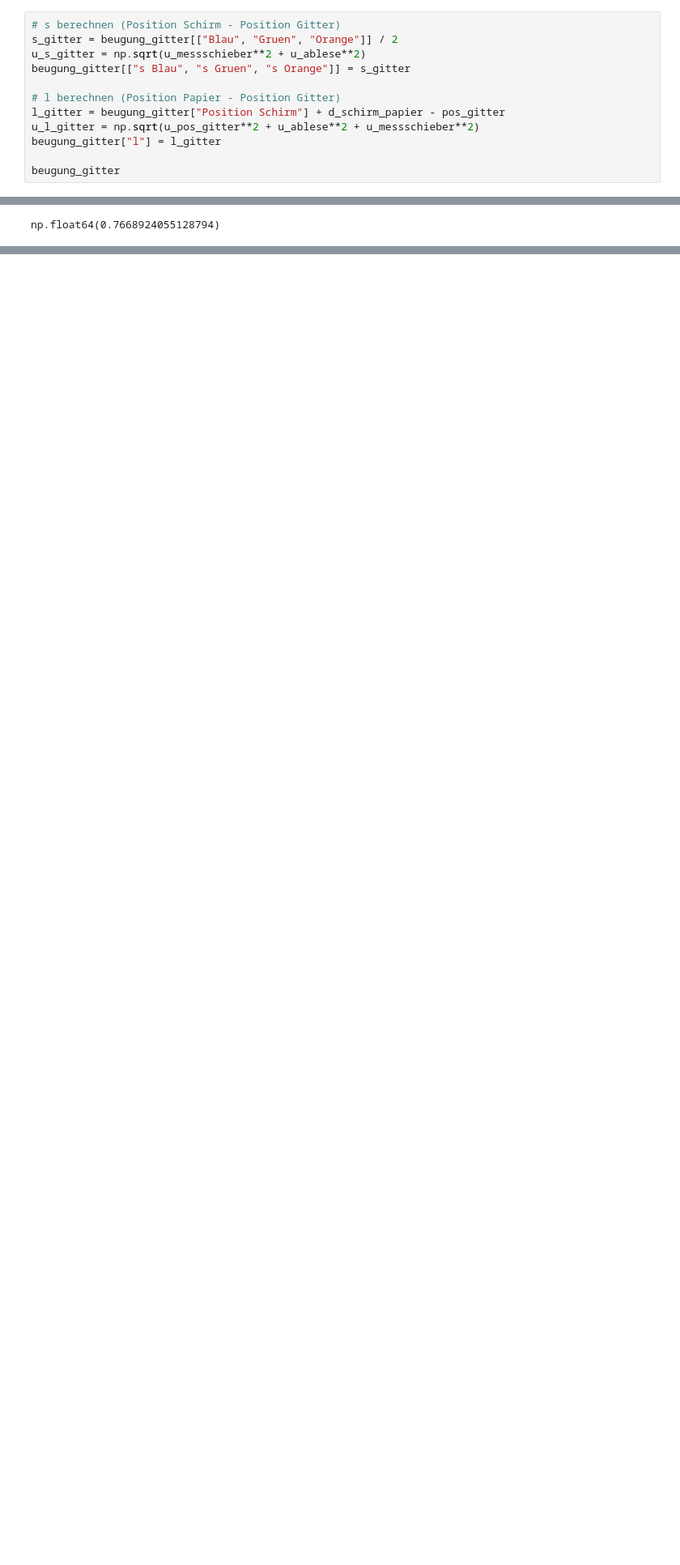
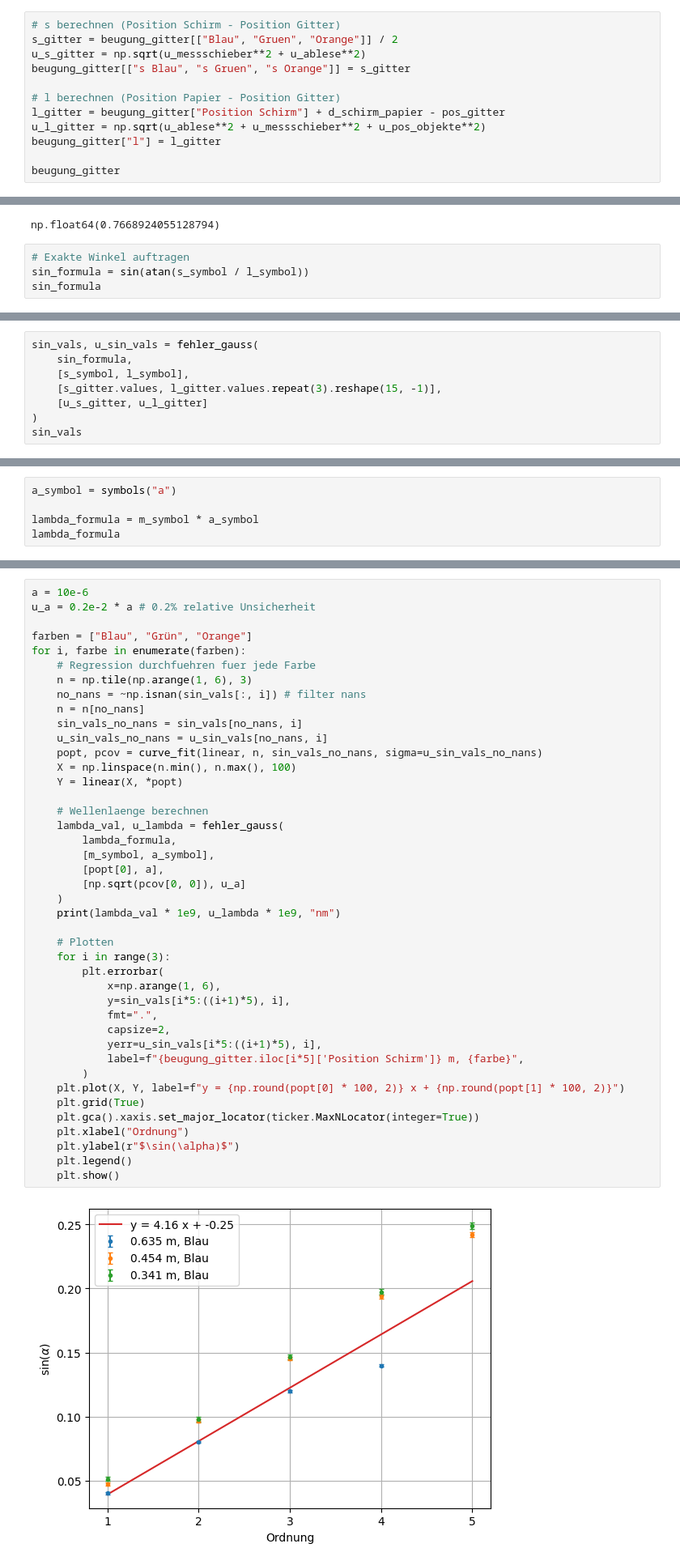
Before and after one commit to RombusBombus/AP3, a Jupyter notebook: BUB/BUB.ipynb, the cells around one changed output, grey strips where cells are left out. Shown: that part at 81% size. Saved outputs shown, nothing was run; the diff lists cells and outputs as text; blank space fills up the shorter version.

Commit message:
beugung gitter

```diff
--- a/BUB/BUB.ipynb
+++ b/BUB/BUB.ipynb
@@ -177,7 +178,7 @@ beugung_gitter[["s Blau", "s Gruen", "s Orange"]] = s_gitter
 
 # l berechnen (Position Papier - Position Gitter)
 l_gitter = beugung_gitter["Position Schirm"] + d_schirm_papier - pos_gitter
-u_l_gitter = np.sqrt(u_pos_gitter**2 + u_ablese**2 + u_messschieber**2)
+u_l_gitter = np.sqrt(u_ablese**2 + u_messschieber**2 + u_pos_objekte**2)
 beugung_gitter["l"] = l_gitter
 
 beugung_gitter
@@ -206,3 +207,7 @@ rel_abweichungen = (np.abs(alphas_exact - alphas_kwn) / alphas_exact).dropna()
 rel_abweichungen.values.mean() * 100  # in Prozent, größer als vorher
 # %% [output]
 np.float64(0.7668924055128794)
+# %%
+# Exakte Winkel auftragen
+sin_formula = sin(atan(s_symbol / l_symbol))
+sin_formula
@@ -208,0 +216,8 @@ np.float64(0.7668924055128794)
+# %%
+sin_vals, u_sin_vals = fehler_gauss(
+    sin_formula,
+    [s_symbol, l_symbol],
+    [s_gitter.values, l_gitter.values.repeat(3).reshape(15, -1)],
+    [u_s_gitter, u_l_gitter]
+)
+sin_vals
@@ -208,0 +244,5 @@ np.float64(0.7668924055128794)
+# %%
+a_symbol = symbols("a")
+
+lambda_formula = m_symbol * a_symbol
+lambda_formula
@@ -208,0 +251,44 @@ np.float64(0.7668924055128794)
+# %%
+a = 10e-6
+u_a = 0.2e-2 * a # 0.2% relative Unsicherheit
+
+farben = ["Blau", "Grün", "Orange"]
+for i, farbe in enumerate(farben):
+    # Regression durchfuehren fuer jede Farbe
+    n = np.tile(np.arange(1, 6), 3)
+    no_nans = ~np.isnan(sin_vals[:, i]) # filter nans
+    n = n[no_nans]
+    sin_vals_no_nans = sin_vals[no_nans, i]
+    u_sin_vals_no_nans = u_sin_vals[no_nans, i]
+    popt, pcov = curve_fit(linear, n, sin_vals_no_nans, sigma=u_sin_vals_no_nans)
+    X = np.linspace(n.min(), n.max(), 100)
+    Y = linear(X, *popt)
+
+    # Wellenlaenge berechnen
+    lambda_val, u_lambda = fehler_gauss(
+        lambda_formula,
+        [m_symbol, a_symbol],
+        [popt[0], a],
+        [np.sqrt(pcov[0, 0]), u_a]
+    )
+    print(lambda_val * 1e9, u_lambda * 1e9, "nm")
+
+    # Plotten
+    for i in range(3):
+        plt.errorbar(
+            x=np.arange(1, 6),
+            y=sin_vals[i*5:((i+1)*5), i],
+            fmt=".",
+            capsize=2,
+            yerr=u_sin_vals[i*5:((i+1)*5), i],
+            label=f"{beugung_gitter.iloc[i*5]['Position Schirm']} m, {farbe}",
+        )
+    plt.plot(X, Y, label=f"y = {np.round(popt[0] * 100, 2)} x + {np.round(popt[1] * 100, 2)}")
+    plt.grid(True)
+    plt.gca().xaxis.set_major_locator(ticker.MaxNLocator(integer=True))
+    plt.xlabel("Ordnung")
+    plt.ylabel(r"$\sin(\alpha)$")
+    plt.legend()
+    plt.show()
+# %% [output]
+[figure, added]
```
Also changed, not shown: parts of 7 cells of this notebook, 1 other file.
